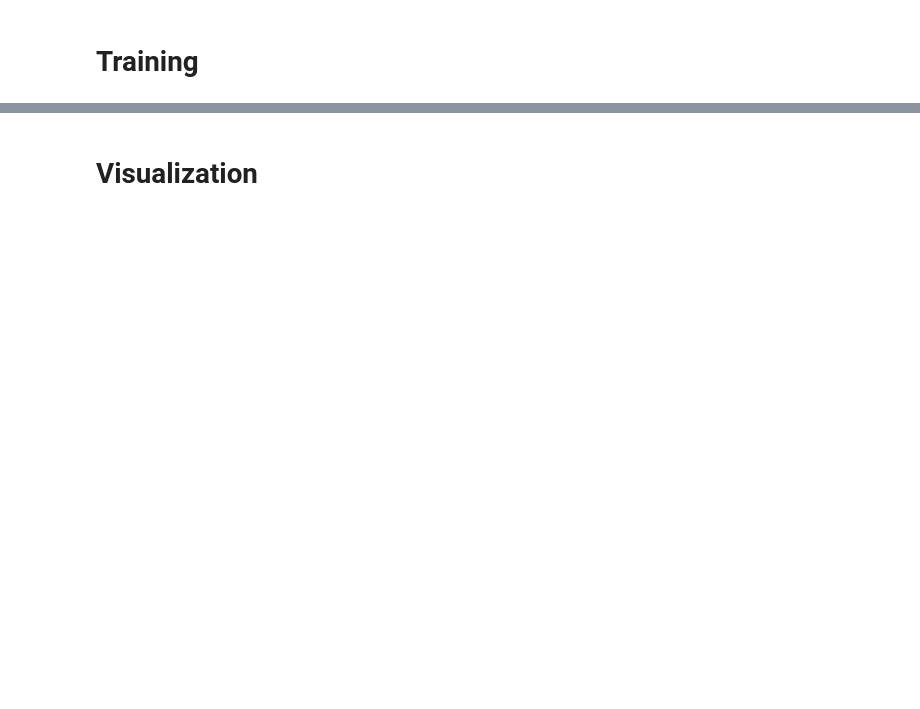
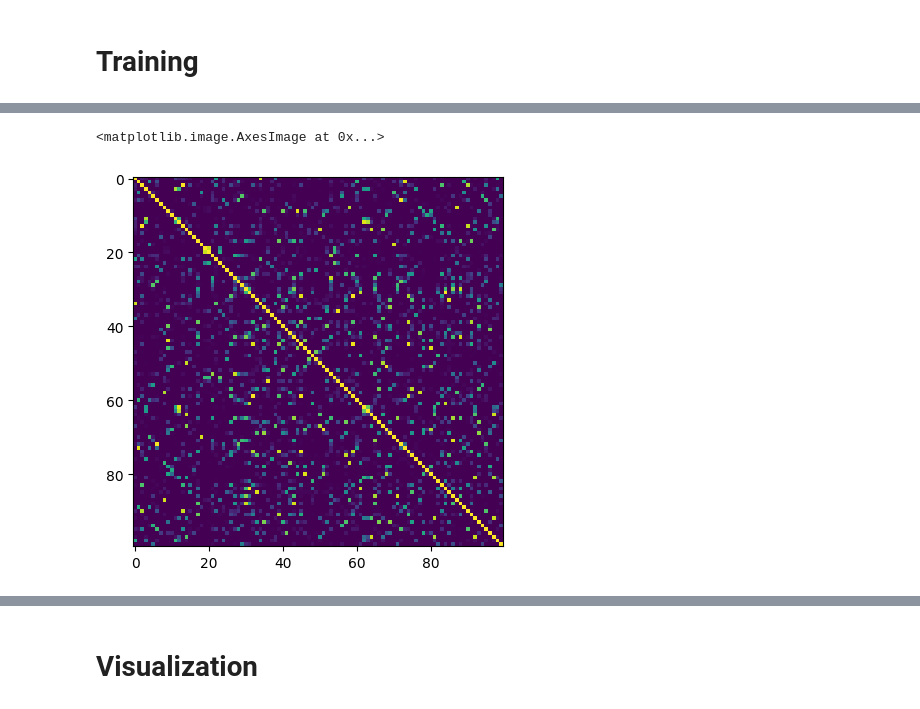
Before and after one commit to neu-spiral/Neural-Point-Processes, a Jupyter notebook: NPP.ipynb, the cells around one changed output, grey strips where cells are left out. Saved outputs shown, nothing was run; the diff lists cells and outputs as text; code cells hidden in the pictures; blank space fills up the shorter version.

```diff
--- a/NPP.ipynb
+++ b/NPP.ipynb
@@ -291,0 +348,10 @@ for sigma in sigmas:
+# %%
+x1 = p_ref.float()
+x2 = p_sample.float()
+noise = 0.01
+Cov11 = kernel_func(x1, x1, sigma)+noise*torch.eye(len(x1)).to(device)
+# Kernel of observations vs to-predict
+Cov12 = kernel_func(x1, x2, sigma)
+Cov22 = kernel_func(x2, x2, sigma)
+
+# solved = torch.linalg.solve(Cov11, Cov12).T
@@ -291,0 +383,5 @@ for sigma in sigmas:
+# %%
+plt.imshow(Cov22.cpu())
+# %% [output]
+<matplotlib.image.AxesImage at 0x...>
+[figure, added]
```
Also changed, not shown: parts of 12 cells of this notebook, 16 other files.
